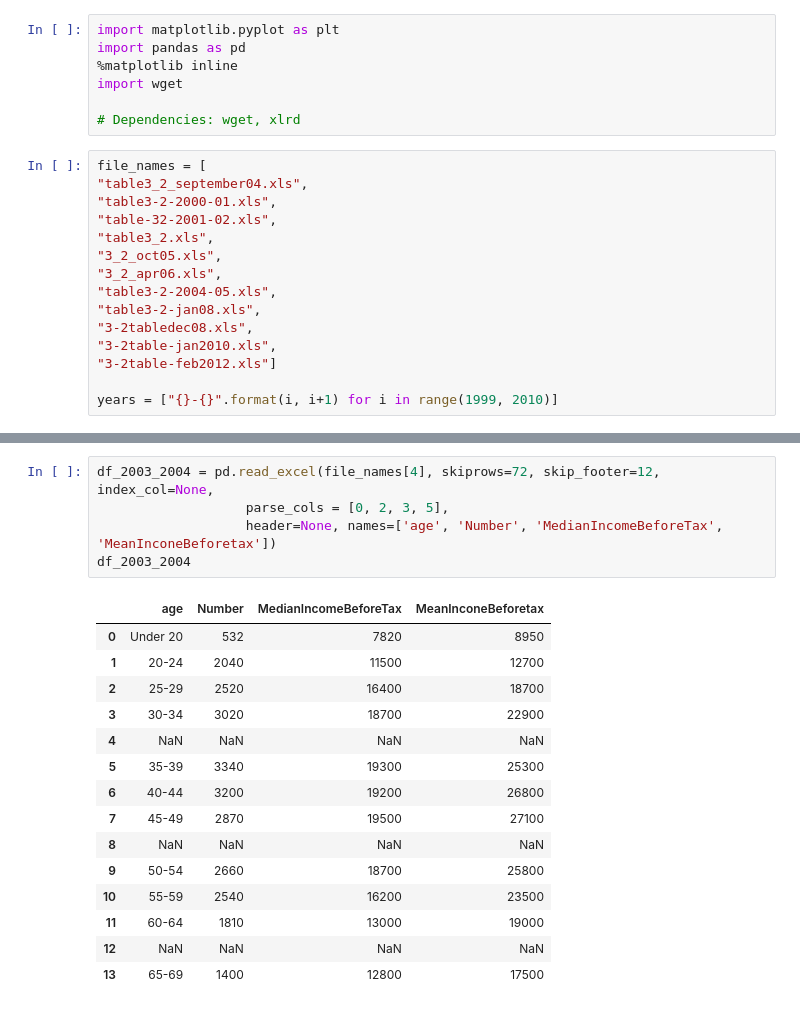
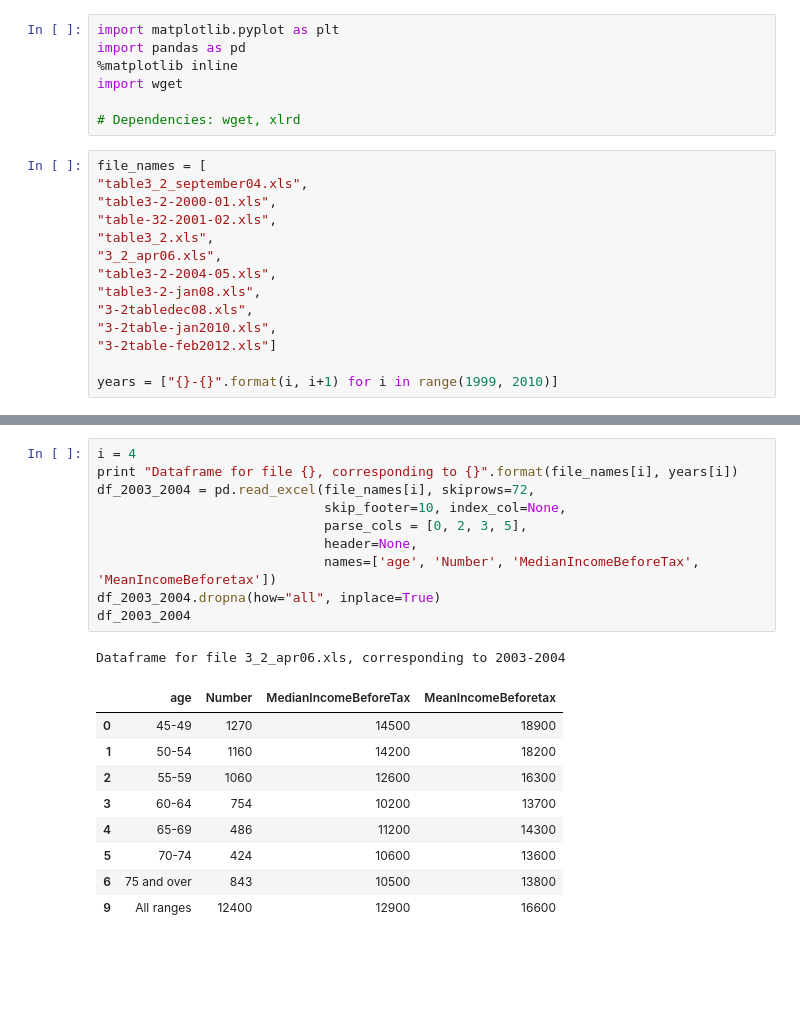
Before and after one commit to GregoryAshton/GregoryAshton.github.io, a Jupyter notebook: _notebooks/IncomeByAge.ipynb, the cells around one changed output, grey strips where cells are left out. Drawn from its saved outputs; the diff is of its cells as text; blank space fills up the shorter version.

```diff
--- a/_notebooks/IncomeByAge.ipynb
+++ b/_notebooks/IncomeByAge.ipynb
@@ -11,7 +11,6 @@ file_names = [
 "table3-2-2000-01.xls",
 "table-32-2001-02.xls",
 "table3_2.xls",
-"3_2_oct05.xls",
 "3_2_apr06.xls",
 "table3-2-2004-05.xls",
 "table3-2-jan08.xls",
@@ -120,23 +130,23 @@ df_2002_2003
 | 11 | 70-74 | 1120 | 12100 | 16100 |
 | 12 | 75 and over | 1640 | 11800 | 15300 |
 # %%
-df_2003_2004 = pd.read_excel(file_names[4], skiprows=72, skip_footer=12, index_col=None,
-                   parse_cols = [0, 2, 3, 5],
-                   header=None, names=['age', 'Number', 'MedianIncomeBeforeTax', 'MeanInconeBeforetax'])
+i = 4
+print "Dataframe for file {}, corresponding to {}".format(file_names[i], years[i])
+df_2003_2004 = pd.read_excel(file_names[i], skiprows=72,
+                             skip_footer=10, index_col=None,
+                             parse_cols = [0, 2, 3, 5],
+                             header=None,
+                             names=['age', 'Number', 'MedianIncomeBeforeTax', 'MeanIncomeBeforetax'])
+df_2003_2004.dropna(how="all", inplace=True)
 df_2003_2004
 # %% [output]
+Dataframe for file 3_2_apr06.xls, corresponding to 2003-2004
-|  | age | Number | MedianIncomeBeforeTax | MeanInconeBeforetax |
-| 0 | Under 20 | 532 | 7820 | 8950 |
-| 1 | 20-24 | 2040 | 11500 | 12700 |
-| 2 | 25-29 | 2520 | 16400 | 18700 |
-| 3 | 30-34 | 3020 | 18700 | 22900 |
-| 4 | NaN | NaN | NaN | NaN |
-| 5 | 35-39 | 3340 | 19300 | 25300 |
-| 6 | 40-44 | 3200 | 19200 | 26800 |
-| 7 | 45-49 | 2870 | 19500 | 27100 |
-| 8 | NaN | NaN | NaN | NaN |
-| 9 | 50-54 | 2660 | 18700 | 25800 |
-| 10 | 55-59 | 2540 | 16200 | 23500 |
-| 11 | 60-64 | 1810 | 13000 | 19000 |
-| 12 | NaN | NaN | NaN | NaN |
-| 13 | 65-69 | 1400 | 12800 | 17500 |
+|  | age | Number | MedianIncomeBeforeTax | MeanIncomeBeforetax |
+| 0 | 45-49 | 1270 | 14500 | 18900 |
+| 1 | 50-54 | 1160 | 14200 | 18200 |
+| 2 | 55-59 | 1060 | 12600 | 16300 |
+| 3 | 60-64 | 754 | 10200 | 13700 |
+| 4 | 65-69 | 486 | 11200 | 14300 |
+| 5 | 70-74 | 424 | 10600 | 13600 |
+| 6 | 75 and over | 843 | 10500 | 13800 |
+| 9 | All ranges | 12400 | 12900 | 16600 |
```
Also changed, not shown: parts of 13 cells of this notebook.
